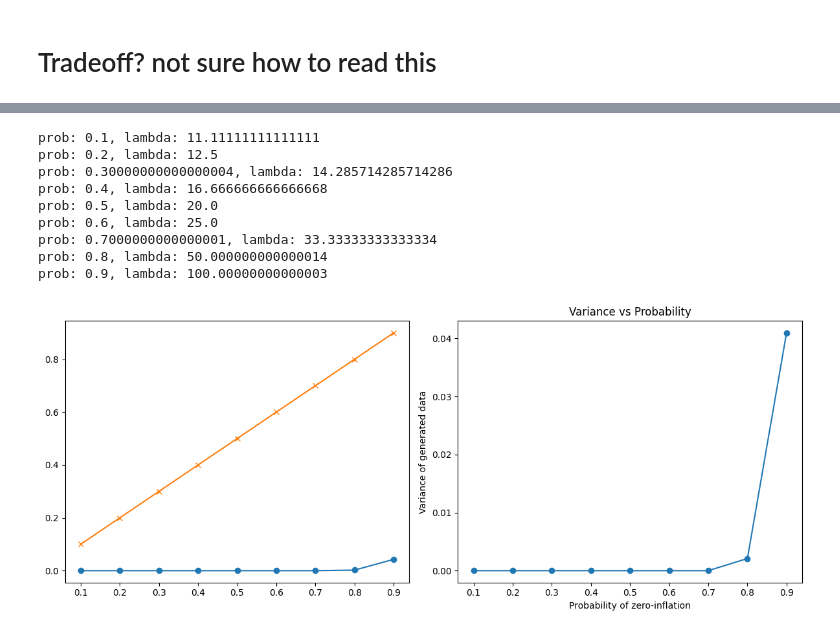
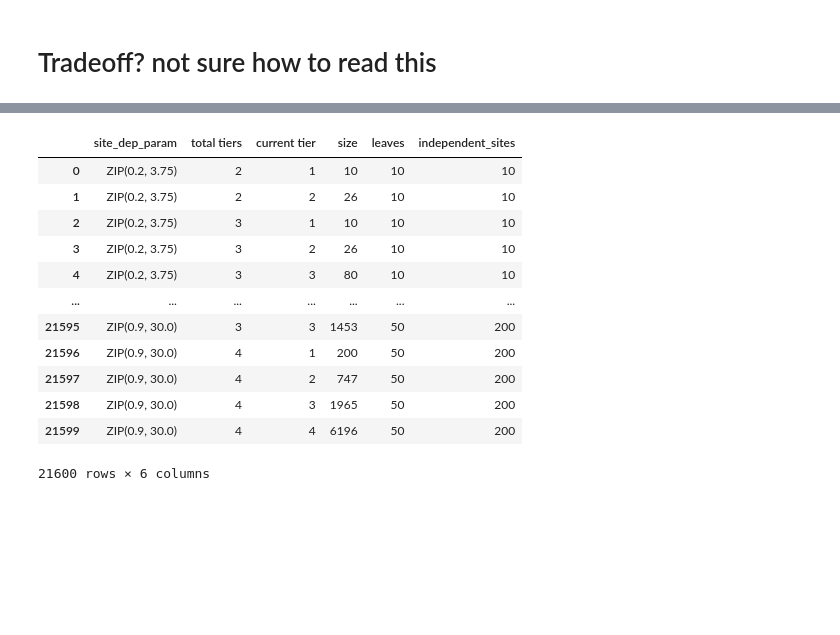
Before and after one commit to jaamestaay/M4R, a Jupyter notebook: data/results_processing.ipynb, the cells around one changed output, grey strips where cells are left out. Cells and saved outputs as stored; diff of their text form; code cells hidden in the pictures; blank space fills up the shorter version.

```diff
--- a/data/results_processing.ipynb
+++ b/data/results_processing.ipynb
@@ -406,42 +370,16 @@ def generate_zip_variables(prob, mean, size):
-# %%
-mu = 10
-probs = np.linspace(0.1, 0.9, 9)
-lambdas = mu/(1-probs)
-size = 10000
-data = np.zeros((9, size))
-props = np.zeros((9, size))
-for i in range(9):
-    p = probs[i]
-    l = lambdas[i]
-    print(f"prob: {p}, lambda: {l}")
-    generate_zip_variables(p, l, 10)
-    for j in range(size):
-        vals = generate_zip_variables(p, l, 30)
-        data[i, j] = np.mean(vals)
-        props[i, j] = np.mean(np.sum(vals) == 0)
-
-# Plot mean and variance of each row as a function of probability
-means = props.mean(axis=1)
-variances = props.var(axis=1)
-plt.figure(figsize=(12, 5))
-plt.subplot(1, 2, 1)
-plt.plot(probs, means, marker='o')
-plt.plot(probs, probs + (1-probs) * np.exp(-lambdas), marker='x', label='Theoretical mean')
-plt.subplot(1, 2, 2)
-plt.plot(probs, variances, marker='o')
-plt.xlabel('Probability of zero-inflation')
-plt.ylabel('Variance of generated data')
-plt.title('Variance vs Probability')
-plt.tight_layout()
-plt.show()
-# %% [output]
-prob: 0.1, lambda: 11.11111111111111
-prob: 0.2, lambda: 12.5
-prob: 0.30000000000000004, lambda: 14.285714285714286
-prob: 0.4, lambda: 16.666666666666668
-prob: 0.5, lambda: 20.0
-prob: 0.6, lambda: 25.0
-prob: 0.7000000000000001, lambda: 33.33333333333334
-prob: 0.8, lambda: 50.000000000000014
-prob: 0.9, lambda: 100.00000000000003
-[figure, removed]
+# %%
+sizes
+# %% [output]
+|  | site_dep_param | total tiers | current tier | size | leaves | independent_sites |
+| 0 | ZIP(0.2, 3.75) | 2 | 1 | 10 | 10 | 10 |
+| 1 | ZIP(0.2, 3.75) | 2 | 2 | 26 | 10 | 10 |
+| 2 | ZIP(0.2, 3.75) | 3 | 1 | 10 | 10 | 10 |
+| 3 | ZIP(0.2, 3.75) | 3 | 2 | 26 | 10 | 10 |
+| 4 | ZIP(0.2, 3.75) | 3 | 3 | 80 | 10 | 10 |
+| ... | ... | ... | ... | ... | ... | ... |
+| 21595 | ZIP(0.9, 30.0) | 3 | 3 | 1453 | 50 | 200 |
+| 21596 | ZIP(0.9, 30.0) | 4 | 1 | 200 | 50 | 200 |
+| 21597 | ZIP(0.9, 30.0) | 4 | 2 | 747 | 50 | 200 |
+| 21598 | ZIP(0.9, 30.0) | 4 | 3 | 1965 | 50 | 200 |
+| 21599 | ZIP(0.9, 30.0) | 4 | 4 | 6196 | 50 | 200 |
+21600 rows × 6 columns
```
Also changed, not shown: parts of 12 cells of this notebook, 19 other files.
